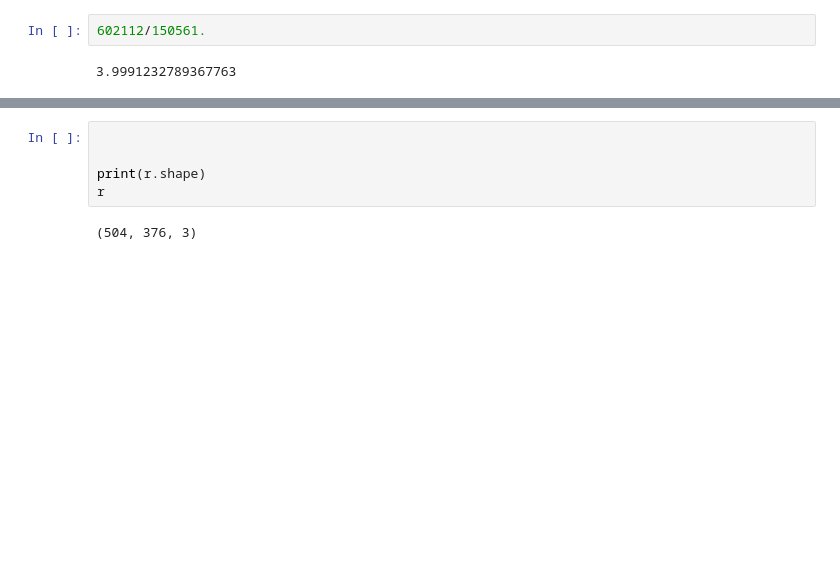
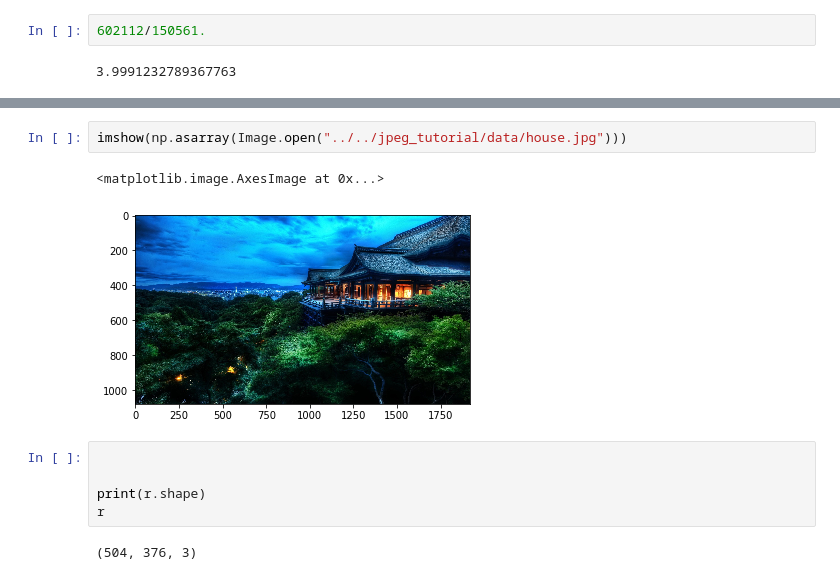
Before and after one commit to WANG-lp/FastGC-icecake, a Jupyter notebook: scripts/playground.ipynb, the cells around one changed output, grey strips where cells are left out. Drawn from its saved outputs; the diff is of its cells as text; blank space fills up the shorter version.

```diff
--- a/scripts/playground.ipynb
+++ b/scripts/playground.ipynb
@@ -138,3 +136,8 @@ imshow(r2)
+# %%
+imshow(np.asarray(Image.open("../../jpeg_tutorial/data/house.jpg")))
+# %% [output]
+<matplotlib.image.AxesImage at 0x...>
+[figure, added]
 # %%
 
 
```
Also changed, not shown: parts of 16 cells of this notebook, 6 other files.
